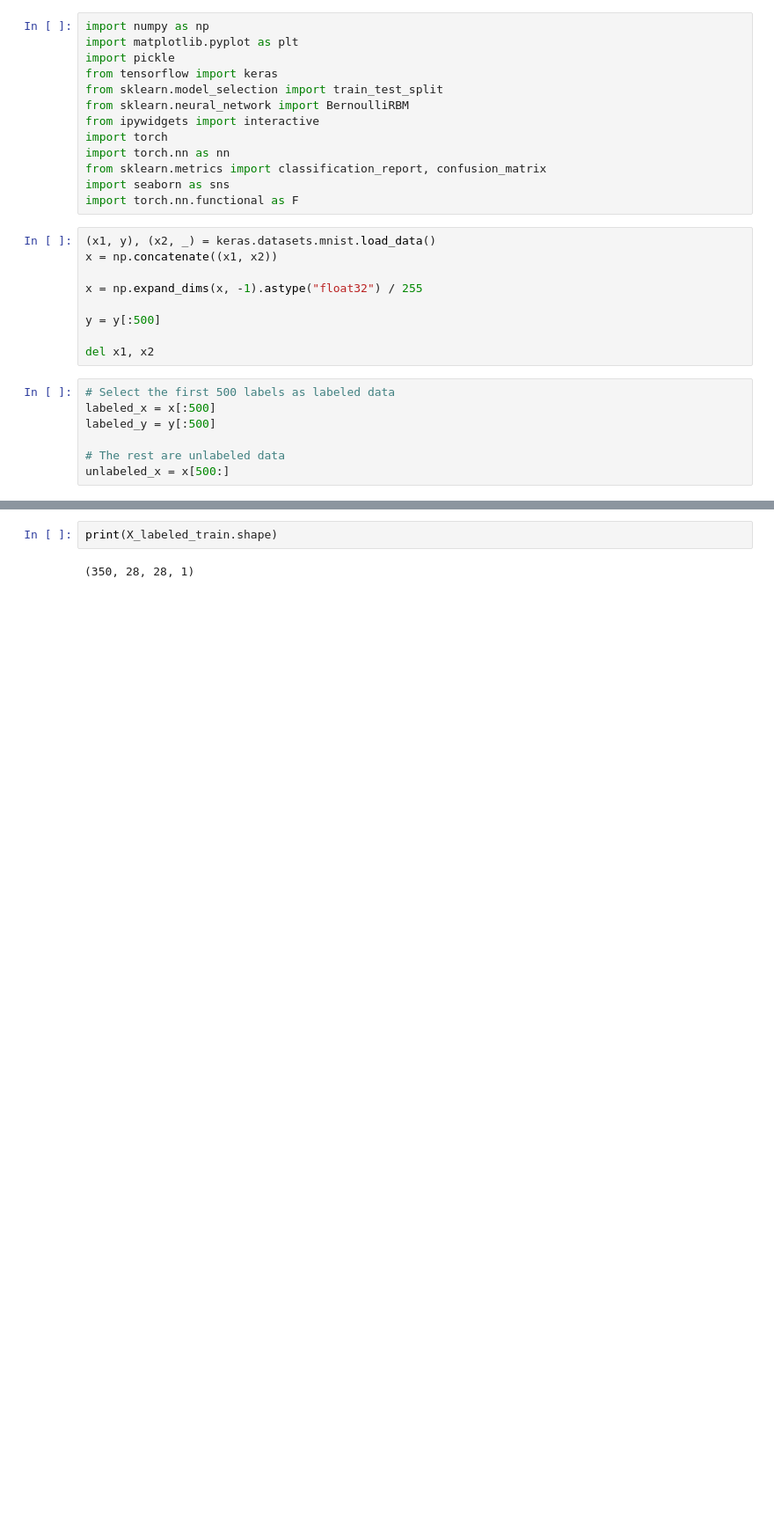
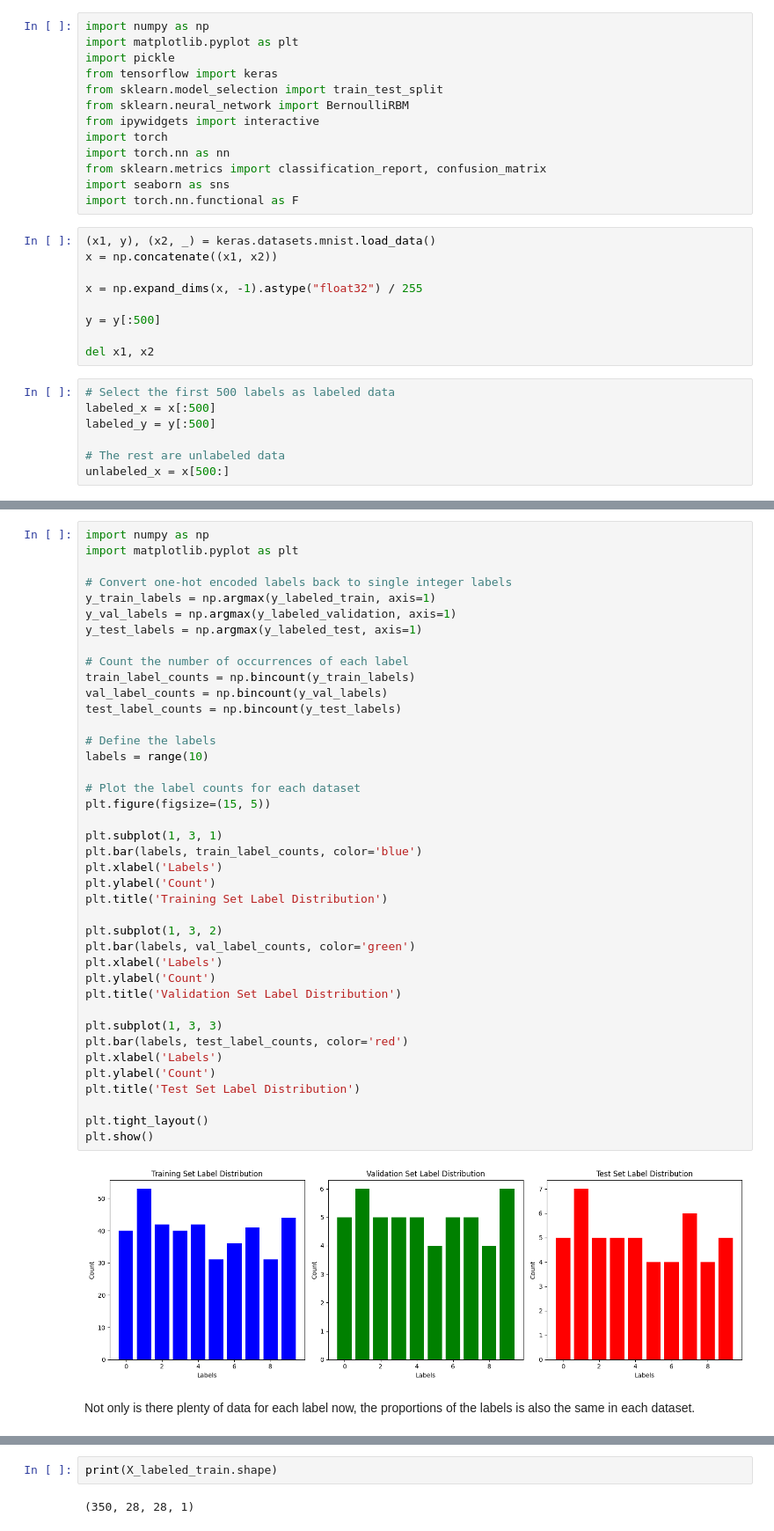
Before and after one commit to miepvis/MT2B, a Jupyter notebook: Opdracht datapunt 2b M&T.ipynb, the cells around one changed output, grey strips where cells are left out. Shown at 88% size. Cells and saved outputs as stored; diff of their text form; blank space fills up the shorter version.

```diff
--- a/Opdracht datapunt 2b M&T.ipynb
+++ b/Opdracht datapunt 2b M&T.ipynb
@@ -62,0 +119,44 @@ y_labeled_test = keras.utils.to_categorical(y_test, 10)
+# %%
+import numpy as np
+import matplotlib.pyplot as plt
+
+# Convert one-hot encoded labels back to single integer labels
+y_train_labels = np.argmax(y_labeled_train, axis=1)
+y_val_labels = np.argmax(y_labeled_validation, axis=1)
+y_test_labels = np.argmax(y_labeled_test, axis=1)
+
+# Count the number of occurrences of each label
+train_label_counts = np.bincount(y_train_labels)
+val_label_counts = np.bincount(y_val_labels)
+test_label_counts = np.bincount(y_test_labels)
+
+# Define the labels
+labels = range(10)
+
+# Plot the label counts for each dataset
+plt.figure(figsize=(15, 5))
+
+plt.subplot(1, 3, 1)
+plt.bar(labels, train_label_counts, color='blue')
+plt.xlabel('Labels')
+plt.ylabel('Count')
+plt.title('Training Set Label Distribution')
+
+plt.subplot(1, 3, 2)
+plt.bar(labels, val_label_counts, color='green')
+plt.xlabel('Labels')
+plt.ylabel('Count')
+plt.title('Validation Set Label Distribution')
+
+plt.subplot(1, 3, 3)
+plt.bar(labels, test_label_counts, color='red')
+plt.xlabel('Labels')
+plt.ylabel('Count')
+plt.title('Test Set Label Distribution')
+
+plt.tight_layout()
+plt.show()
+# %% [output]
+[figure, added]
+# %% [markdown]
+Not only is there plenty of data for each label now, the proportions of the labels is also the same in each dataset.
```
Also changed, not shown: parts of 86 cells of this notebook.
